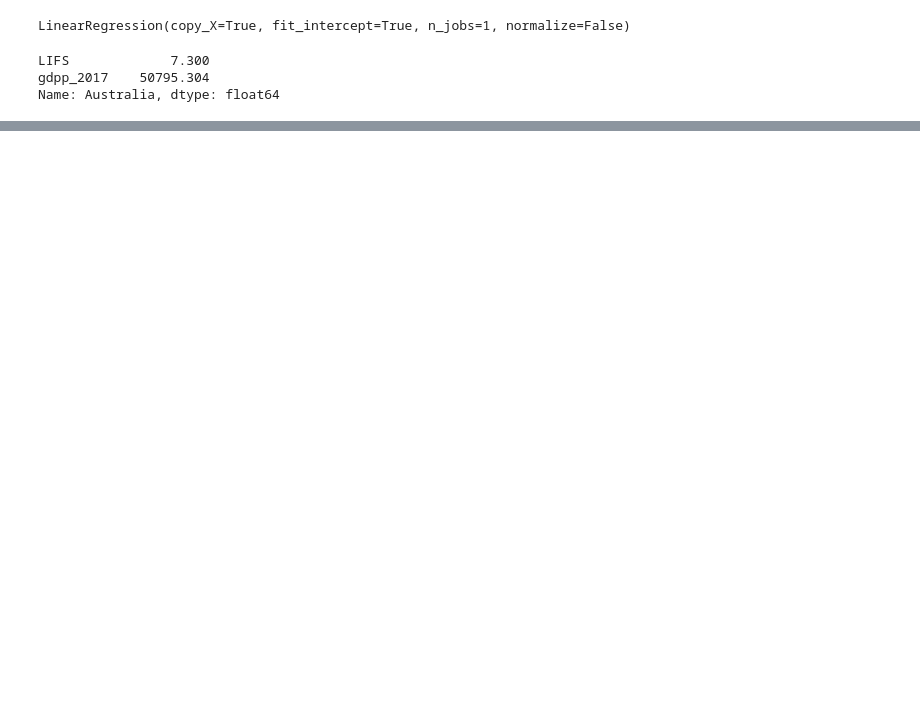
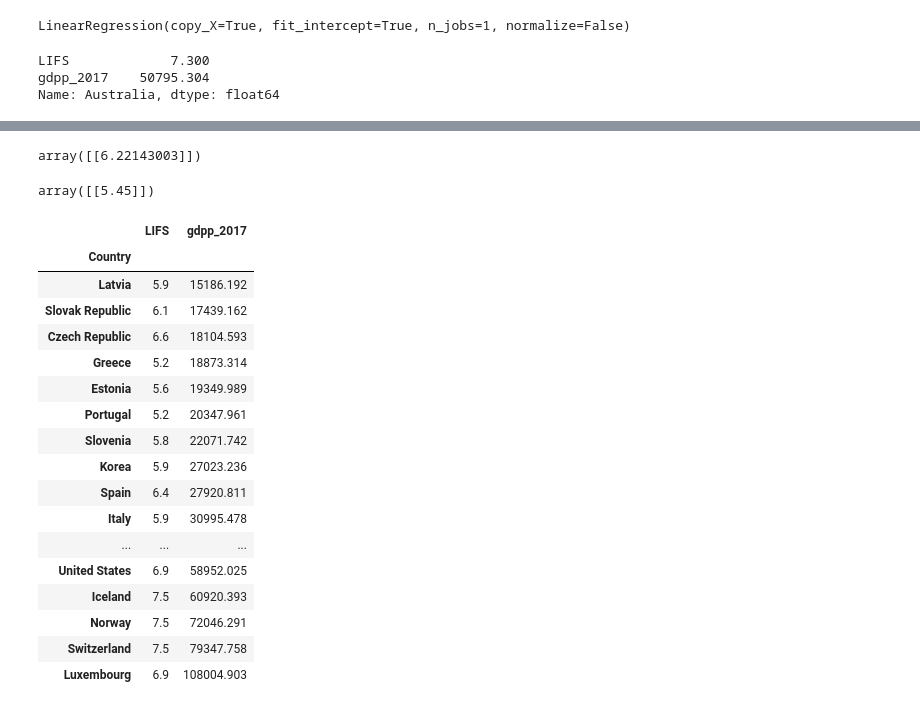
Before and after one commit to indikaimk/ipython_notebooks, a Jupyter notebook: hands_on_ml/gdp_happiness.ipynb, the cells around one changed output, grey strips where cells are left out. Saved outputs shown, nothing was run; the diff lists cells and outputs as text; code cells hidden in the pictures; blank space fills up the shorter version.

```diff
--- a/hands_on_ml/gdp_happiness.ipynb
+++ b/hands_on_ml/gdp_happiness.ipynb
@@ -134,0 +134,32 @@ df_m.loc['Australia']
+# %%
+x_new = [[22587]] #Cyprus GDP per capita
+model.predict(x_new)
+# %% [output]
+array([[6.22143003]])
+# %%
+model2 = sklearn.neighbors.KNeighborsRegressor(n_neighbors=4)
+model2.fit(X, Y)
+model2.predict(x_new)
+# %% [output]
+array([[5.45]])
+# %%
+df_m.sort_values('gdpp_2017')
+# %% [output]
+|  | LIFS | gdpp_2017 |
+| Country |  |  |
+| Latvia | 5.9 | 15186.192 |
+| Slovak Republic | 6.1 | 17439.162 |
+| Czech Republic | 6.6 | 18104.593 |
+| Greece | 5.2 | 18873.314 |
+| Estonia | 5.6 | 19349.989 |
+| Portugal | 5.2 | 20347.961 |
+| Slovenia | 5.8 | 22071.742 |
+| Korea | 5.9 | 27023.236 |
+| Spain | 6.4 | 27920.811 |
+| Italy | 5.9 | 30995.478 |
+| ... | ... | ... |
+| United States | 6.9 | 58952.025 |
+| Iceland | 7.5 | 60920.393 |
+| Norway | 7.5 | 72046.291 |
+| Switzerland | 7.5 | 79347.758 |
+| Luxembourg | 6.9 | 108004.903 |
```
Also changed, not shown: parts of 6 cells of this notebook, 1 other file.
